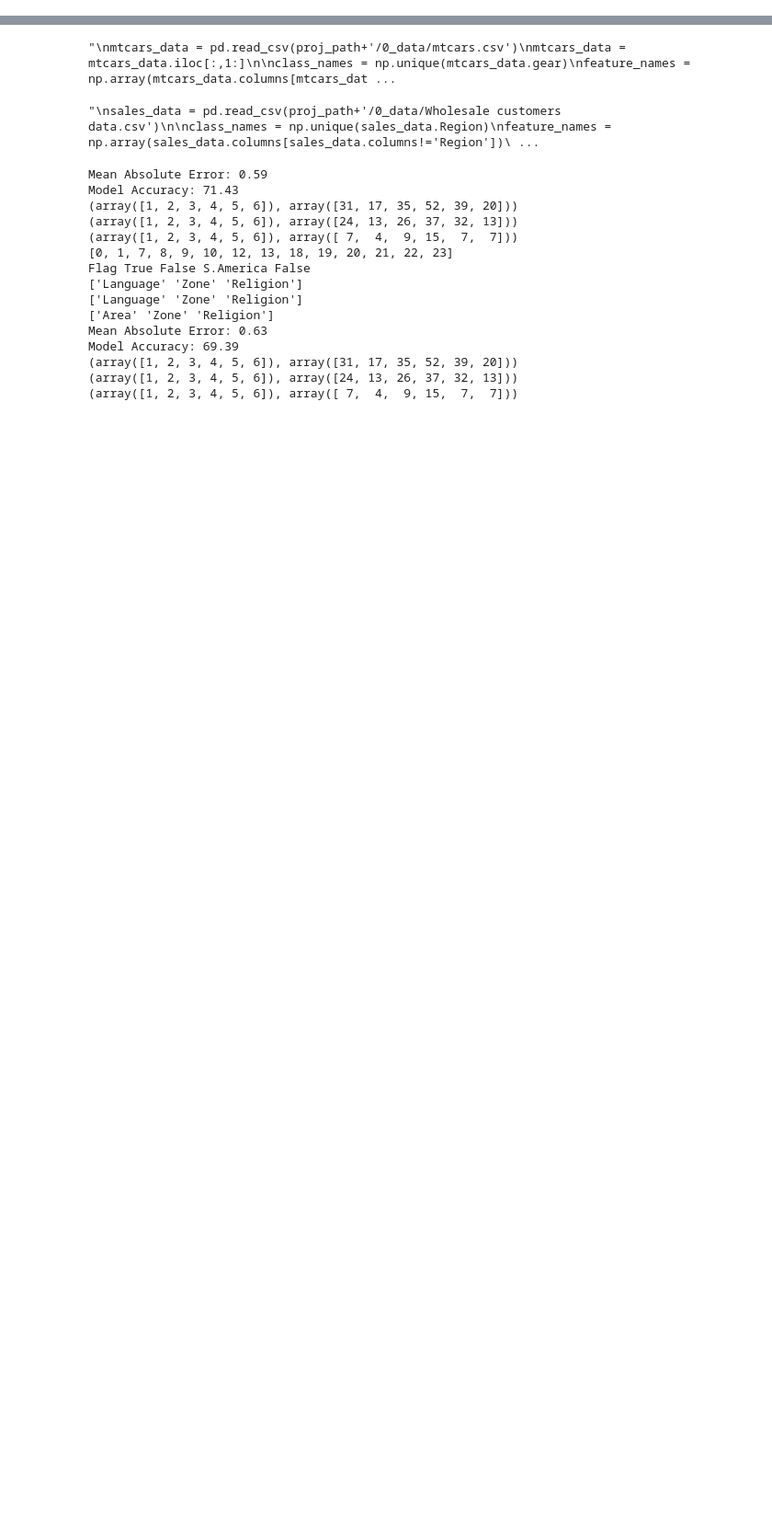
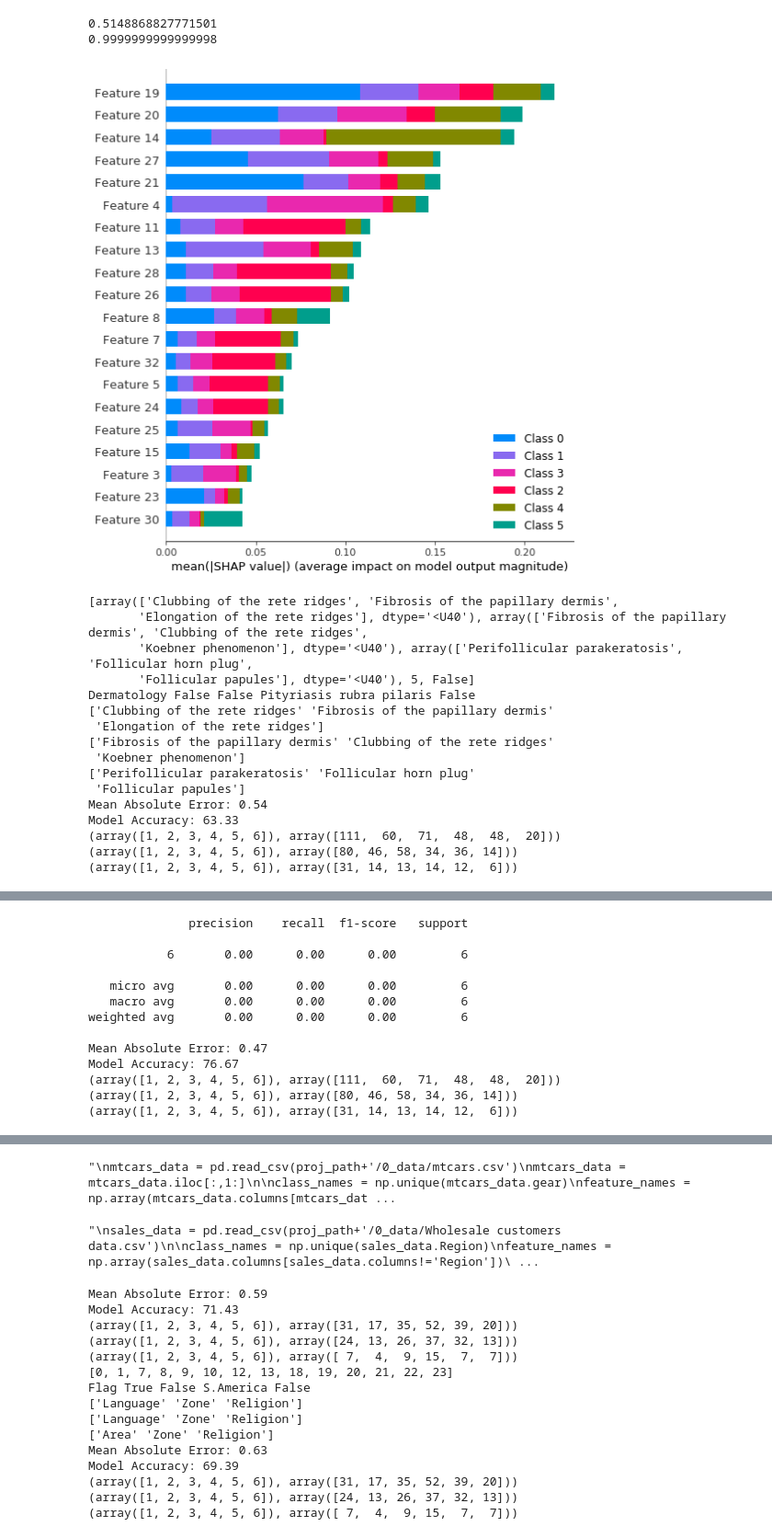
Before and after one commit to GiulioPr/Pcfi, a Jupyter notebook: 1_code/Feature_selection.ipynb, the cells around one changed output, grey strips where cells are left out. Shown at 92% size. Saved outputs shown, nothing was run; the diff lists cells and outputs as text; code cells hidden in the pictures; blank space fills up the shorter version.

Commit message:
start adding shap values feature importance

```diff
--- a/1_code/Feature_selection.ipynb
+++ b/1_code/Feature_selection.ipynb
@@ -126,12 +126,16 @@ def plot_analyses(data, top_features, rf_params):
     print(f2)
     print(f3)
 
+    unique_classes, count_classes = np.unique(rf_params[2], return_counts=True)
+
     data[2] = f1
     fit_param = fit_RF(*data)
     fig, ax = plot_confusion_matrix(*(fit_param[-3:]),# y_test, predictions, class_names,
                       title='Global')
     #fig.savefig(fig_path+'/confusion_matrix_default_method.pdf', bbox_inches='tight')
     plt.show()
+    print(classification_report(y_true=fit_param[-3], y_pred=fit_param[-2],
+                                labels=[unique_classes[rare_class_ind]]))
 
     data[2] = f2
     fit_param = fit_RF(*data)
@@ -139,6 +143,8 @@ def plot_analyses(data, top_features, rf_params):
                       title='Pcfi')
     #fig.savefig(fig_path+'/confusion_matrix_pcfi_method.pdf', bbox_inches='tight')
     plt.show()
+    print(classification_report(y_true=fit_param[-3], y_pred=fit_param[-2],
+                                labels=[unique_classes[rare_class_ind]]))
 
     print(rf_params[-1][rare_class_ind])
     data[2] = f3
@@ -147,6 +153,9 @@ def plot_analyses(data, top_features, rf_params):
                       title='Rare class')
     #fig.savefig(fig_path+'/confusion_matrix_rare_class_method.pdf', bbox_inches='tight')
     plt.show()
+    unique_classes, count_classes = np.unique(fit_param[2], return_counts=True)
+    print(classification_report(y_true=fit_param[-3], y_pred=fit_param[-2],
+                                labels=[unique_classes[rare_class_ind]]))
 # %%
 #Import dermatology data #BOTH POINTS
 col_names = np.array([
@@ -228,0 +252,54 @@ TypeError: list indices must be integers or slices, not tuple
+# %%
+#fit_RF(label, data, feature_names, class_col, class_names, class_tags, rnd_seed=45):
+X = np.array(data.loc[:,feature_names])
+y = np.array(data.loc[:,class_col])
+X_train, X_test, y_train, y_test = train_test_split(X, y, random_state=rnd_seed)
+
+# train the classifier
+rf_clf = RandomForestClassifier(random_state=rnd_seed, n_estimators=100)
+rf_clf.fit(X_train, y_train)
+
+
+rf_clf, feature_names, y, y_test, predictions, class_names = rf_params
+
+explainer = shap.TreeExplainer(rf_clf)
+shap_values = explainer.shap_values(X_train)
+shap_imp_mat = np.array([np.mean(abs(class_shap), axis=0) for class_shap in shap_values])
+#print(shap_imp_mat)
+###NORMALIZE ROWS
+print(shap_imp_mat[0].sum())
+row_sums = shap_imp_mat.sum(axis=1)
+shap_imp_mat = shap_imp_mat / row_sums[:, np.newaxis]
+print(shap_imp_mat[0].sum())
+###
+shap_imp = np.sum(shap_imp_mat, axis=0)
+
+shap.summary_plot(shap_values, X_train)
+
+shap_index = np.argsort(shap_imp)
+shap_index = shap_index[::-1]
+top_shap = feature_names[shap_index[:3]]
+top_features[0] = top_shap
+print(top_features)
+#rf_params = f_top5(rf_clf, feature_names, y)
+plot_analyses(data_info, top_features, rf_params)
+# %% [output]
+0.5148868827771501
+0.9999999999999998
+[figure, added]
+[array(['Clubbing of the rete ridges', 'Fibrosis of the papillary dermis',
+       'Elongation of the rete ridges'], dtype='<U40'), array(['Fibrosis of the papillary dermis', 'Clubbing of the rete ridges',
+       'Koebner phenomenon'], dtype='<U40'), array(['Perifollicular parakeratosis', 'Follicular horn plug',
+       'Follicular papules'], dtype='<U40'), 5, False]
+Dermatology False False Pityriasis rubra pilaris False
+['Clubbing of the rete ridges' 'Fibrosis of the papillary dermis'
+ 'Elongation of the rete ridges']
+['Fibrosis of the papillary dermis' 'Clubbing of the rete ridges'
+ 'Koebner phenomenon']
+['Perifollicular parakeratosis' 'Follicular horn plug'
+ 'Follicular papules']
+Mean Absolute Error: 0.54
+Model Accuracy: 63.33
+(array([1, 2, 3, 4, 5, 6]), array([111,  60,  71,  48,  48,  20]))
+(array([1, 2, 3, 4, 5, 6]), array([80, 46, 58, 34, 36, 14]))
+(array([1, 2, 3, 4, 5, 6]), array([31, 14, 13, 14, 12,  6]))
@@ -228,0 +307,13 @@ TypeError: list indices must be integers or slices, not tuple
+              precision    recall  f1-score   support
+
+           6       0.00      0.00      0.00         6
+
+   micro avg       0.00      0.00      0.00         6
+   macro avg       0.00      0.00      0.00         6
+weighted avg       0.00      0.00      0.00         6
+
+Mean Absolute Error: 0.47
+Model Accuracy: 76.67
+(array([1, 2, 3, 4, 5, 6]), array([111,  60,  71,  48,  48,  20]))
+(array([1, 2, 3, 4, 5, 6]), array([80, 46, 58, 34, 36, 14]))
+(array([1, 2, 3, 4, 5, 6]), array([31, 14, 13, 14, 12,  6]))
```
Also changed, not shown: parts of 14 cells of this notebook, 1 other file.
